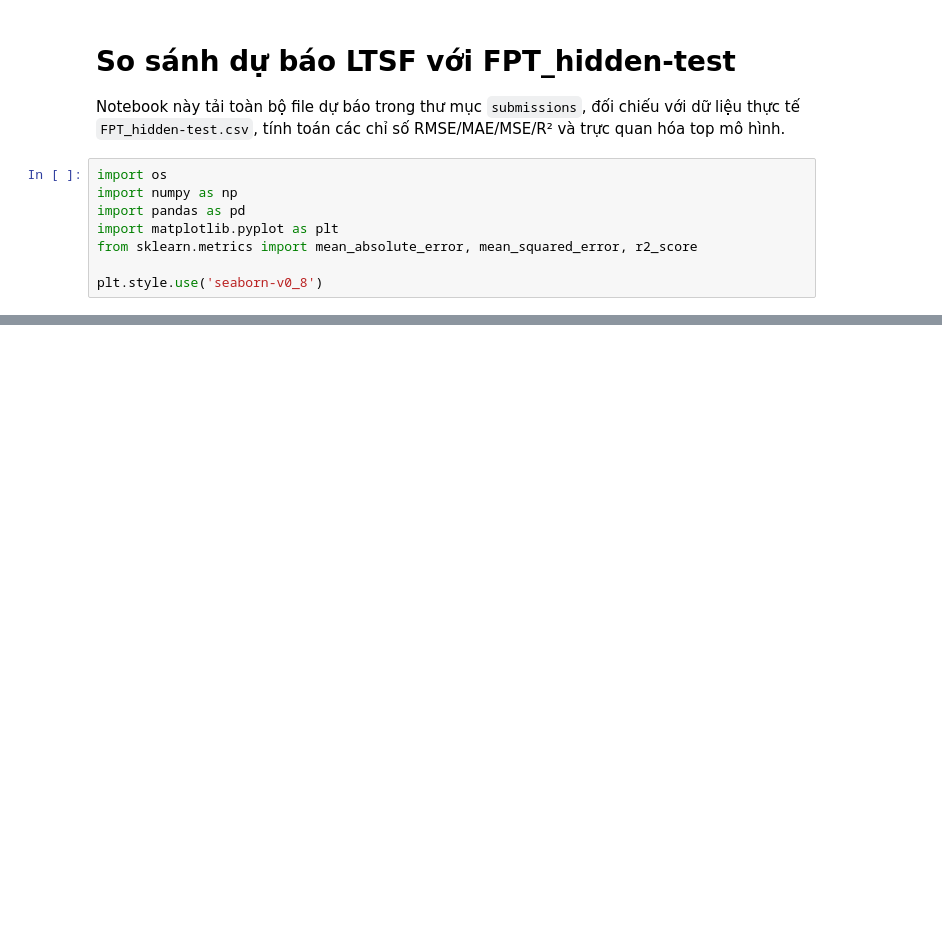
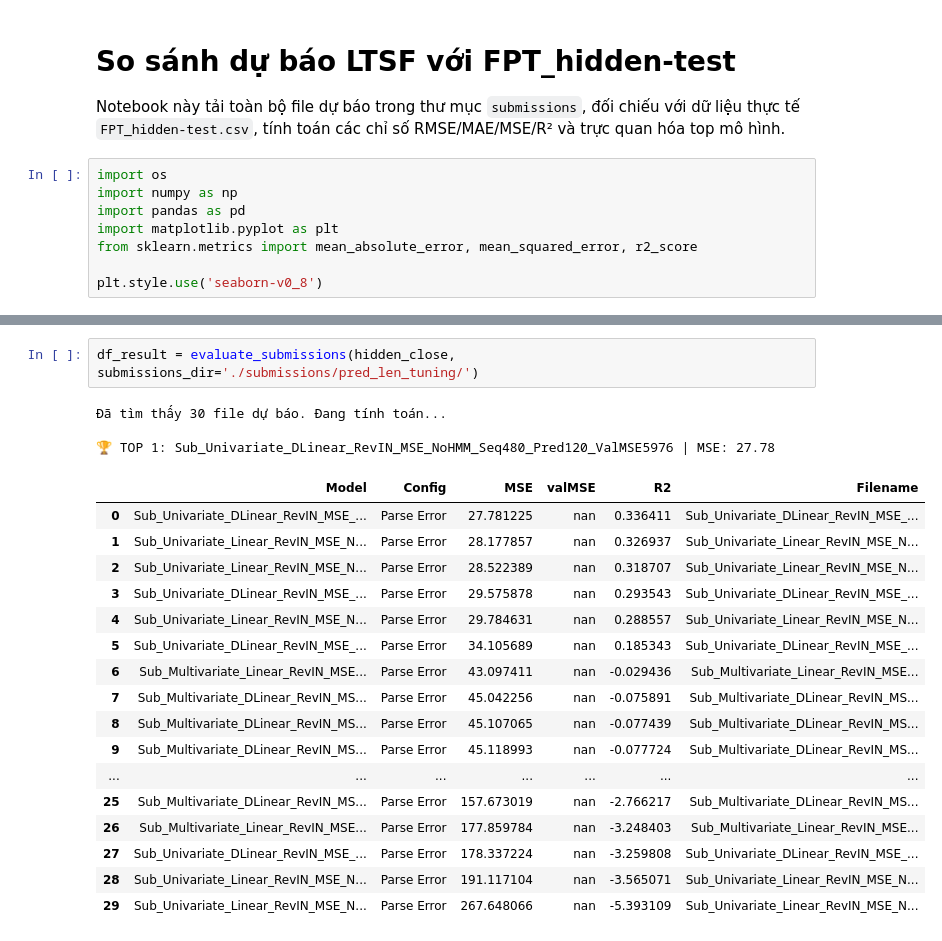
Before and after one commit to Hirin/AIO-Projects, a Jupyter notebook: Project-6.1/FPT_LTSF_Comparison.ipynb, the cells around one changed output, grey strips where cells are left out. Cells and saved outputs as stored; diff of their text form; blank space fills up the shorter version.

```diff
--- a/Project-6.1/FPT_LTSF_Comparison.ipynb
+++ b/Project-6.1/FPT_LTSF_Comparison.ipynb
@@ -227,0 +253,23 @@ Bảng xếp hạng chi tiết (Theo MSE thấp nhất):
+# %%
+df_result = evaluate_submissions(hidden_close, submissions_dir='./submissions/pred_len_tuning/')
+# %% [output]
+Đã tìm thấy 30 file dự báo. Đang tính toán...
+
+🏆 TOP 1: Sub_Univariate_DLinear_RevIN_MSE_NoHMM_Seq480_Pred120_ValMSE5976 | MSE: 27.78
+|  | Model | Config | MSE | valMSE | R2 | Filename |
+| 0 | Sub_Univariate_DLinear_RevIN_MSE_... | Parse Error | 27.781225 | nan | 0.336411 | Sub_Univariate_DLinear_RevIN_MSE_... |
+| 1 | Sub_Univariate_Linear_RevIN_MSE_N... | Parse Error | 28.177857 | nan | 0.326937 | Sub_Univariate_Linear_RevIN_MSE_N... |
+| 2 | Sub_Univariate_Linear_RevIN_MSE_N... | Parse Error | 28.522389 | nan | 0.318707 | Sub_Univariate_Linear_RevIN_MSE_N... |
+| 3 | Sub_Univariate_DLinear_RevIN_MSE_... | Parse Error | 29.575878 | nan | 0.293543 | Sub_Univariate_DLinear_RevIN_MSE_... |
+| 4 | Sub_Univariate_Linear_RevIN_MSE_N... | Parse Error | 29.784631 | nan | 0.288557 | Sub_Univariate_Linear_RevIN_MSE_N... |
+| 5 | Sub_Univariate_DLinear_RevIN_MSE_... | Parse Error | 34.105689 | nan | 0.185343 | Sub_Univariate_DLinear_RevIN_MSE_... |
+| 6 | Sub_Multivariate_Linear_RevIN_MSE... | Parse Error | 43.097411 | nan | -0.029436 | Sub_Multivariate_Linear_RevIN_MSE... |
+| 7 | Sub_Multivariate_DLinear_RevIN_MS... | Parse Error | 45.042256 | nan | -0.075891 | Sub_Multivariate_DLinear_RevIN_MS... |
+| 8 | Sub_Multivariate_DLinear_RevIN_MS... | Parse Error | 45.107065 | nan | -0.077439 | Sub_Multivariate_DLinear_RevIN_MS... |
+| 9 | Sub_Multivariate_DLinear_RevIN_MS... | Parse Error | 45.118993 | nan | -0.077724 | Sub_Multivariate_DLinear_RevIN_MS... |
+| ... | ... | ... | ... | ... | ... | ... |
+| 25 | Sub_Multivariate_DLinear_RevIN_MS... | Parse Error | 157.673019 | nan | -2.766217 | Sub_Multivariate_DLinear_RevIN_MS... |
+| 26 | Sub_Multivariate_Linear_RevIN_MSE... | Parse Error | 177.859784 | nan | -3.248403 | Sub_Multivariate_Linear_RevIN_MSE... |
+| 27 | Sub_Univariate_DLinear_RevIN_MSE_... | Parse Error | 178.337224 | nan | -3.259808 | Sub_Univariate_DLinear_RevIN_MSE_... |
+| 28 | Sub_Univariate_Linear_RevIN_MSE_N... | Parse Error | 191.117104 | nan | -3.565071 | Sub_Univariate_Linear_RevIN_MSE_N... |
+| 29 | Sub_Univariate_Linear_RevIN_MSE_N... | Parse Error | 267.648066 | nan | -5.393109 | Sub_Univariate_Linear_RevIN_MSE_N... |
```
Also changed, not shown: parts of 6 cells of this notebook, 1 other file.
